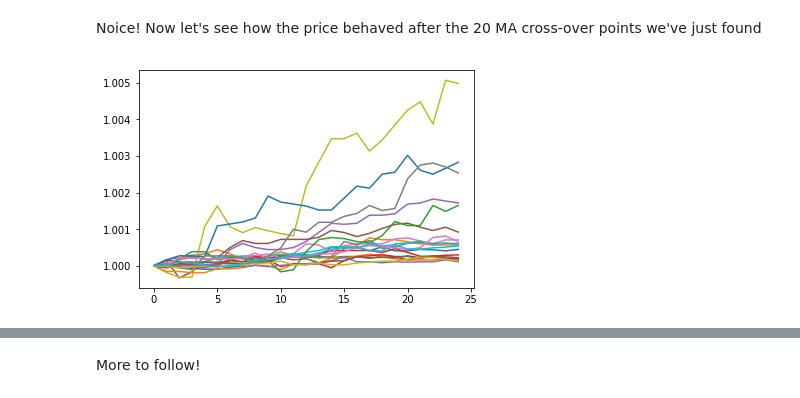
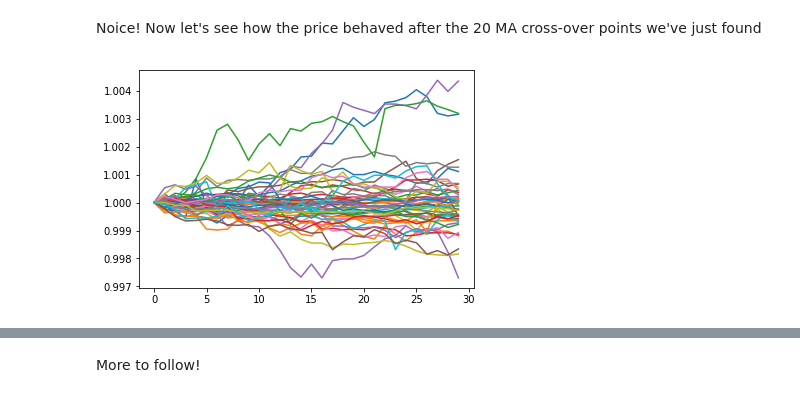
Before and after one commit to Karagul/TekNNical, a Jupyter notebook: preliminary_notes.ipynb, the cells around one changed output, grey strips where cells are left out. Saved outputs shown, nothing was run; the diff lists cells and outputs as text; code cells hidden in the pictures.

Commit message:
Found a look ahead bias, fixed definition of reference function for similarity measure.

```diff
--- a/preliminary_notes.ipynb
+++ b/preliminary_notes.ipynb
@@ -11,7 +11,7 @@ Main motive of this notes: I was busy playing with Backtrader, trying to impleme
 # %% [markdown]
 I decided to try to experimenting with some historical data from the DOW 30 Index
 # %%
-ph=pd.read_csv('./data_examples/01_2016_US30_USD.M1.csv')
+ph=pd.read_csv('../data_examples/01_2016_US30_USD.M1.csv')
 ph.head()
 # %% [output]
 |  | date | time | open | max | min | close | volume |
@@ -42,20 +42,20 @@ This is done by:
 - Once we collected this similarity measure over time we can search for the values which are as close as possible to 1 (because we used a cosine similarity)
 - These points should represent the moments were the two moving average crossed with a speed and a slope defined by the reference similarity function. (in this case defined using numpy.linspace())
 # %%
-def similarity(MA_period1,MA_period2,window_size):
+def similarity(MA_periods,window_size,price_dataframe,quantity):
+    price=price_dataframe[quantity].values
+    mov_av=np.ones((MA_periods[0],))/MA_periods[0]
+    MA1=np.convolve(price, mov_av, mode='valid')
+    MA1=np.hstack((np.zeros(MA_periods[0]-1),MA1))
 
-    mov_av=np.ones((MA_period1,))/MA_period1 #np.arange(0,MA_period)/MA_period**2*2.0 #
-    MA1=np.convolve(price[:,4], mov_av, mode='valid')
-    MA1=np.hstack((np.zeros(MA_period1-1),MA1))
-
-    mov_av=np.ones((MA_period2,))/MA_period2 #np.arange(0,MA_period)/MA_period**2*2.0 #
-    MA2=np.convolve(price[:,4], mov_av, mode='valid')
-    MA2=np.hstack((np.zeros(MA_period2-1),MA2))
-    reference=np.linspace(1,-1,window_size)
+    mov_av=np.ones((MA_periods[1],))/MA_periods[1]
+    MA2=np.convolve(price, mov_av, mode='valid')
+    MA2=np.hstack((np.zeros(MA_periods[1]-1),MA2))
+    reference=np.linspace(-1,.0,window_size)
     dMA=MA2-MA1
-    r=np.zeros(MA1.shape)-1e4
     ref_norm=LA.norm(reference)
-    for i in range(max(MA_period1,MA_period2),len(dMA)-window_size):
+    r=np.zeros(len(MA1))
+    for i in range(max(max(MA_periods),window_size),len(dMA)-2*window_size):
         r[i]=np.dot(reference,dMA[i-window_size/2:i+window_size/2])/(ref_norm*LA.norm(dMA[i-window_size/2:i+window_size/2]))
 #        r[i]=np.dot(reference-dMA[i-window_size/2:i+window_size/2],reference-dMA[i-window_size/2:i+window_size/2])
     return MA1,MA2,r
@@ -66,3 +64,6 @@ MA1,MA2,r=similarity(10,30,50)
+# %%
+window=60
+MA1,MA2,r=similarity((15,60),window,ph,'close')
 # %% [markdown]
 r contains the value of the similarity function over time. We can sort this vector to find the clearest cross-over points (when using a cosine similarity we are looking for values as close as possible to 1). Let's say we want to find the k=20 best cross-over instances over the historical data
 # %%
@@ -78,2 +92,8 @@ i3=i[0][i2]
+# %%
+k=1
+i=argrelextrema(r, np.less)
+w=r[i]
+i2=np.argsort(w)[:k]
+i3=i[0][i2]
 # %% [markdown]
 Let's check whether the most similar point is actually a cross-over points
@@ -94,7 +116,9 @@ plt.plot(price[i3[19]-25:i3[19]+25,0],MA2[i3[19]-25:i3[19]+25],'red')
 # %% [markdown]
 Noice! Now let's see how the price behaved after the 20 MA cross-over points we've just found
 # %%
+cross_over_prices=np.zeros((30,k))
 for j in range(len(i3)):
-    plt.plot(price[i3[j]:i3[j]+25,4]/price[i3[j],4])
+    cross_over_prices[:,j]=price[i3[j]+window/2:i3[j]+window/2+30,4]/price[i3[j]+window/2,4]-1.0
+    plt.plot(price[i3[j]+window/2:i3[j]+window/2+30,4]/price[i3[j]+window/2,4])
 # %% [output]
-[figure, old version]
+[figure, new version]
```
Also changed, not shown: parts of 12 cells of this notebook.
